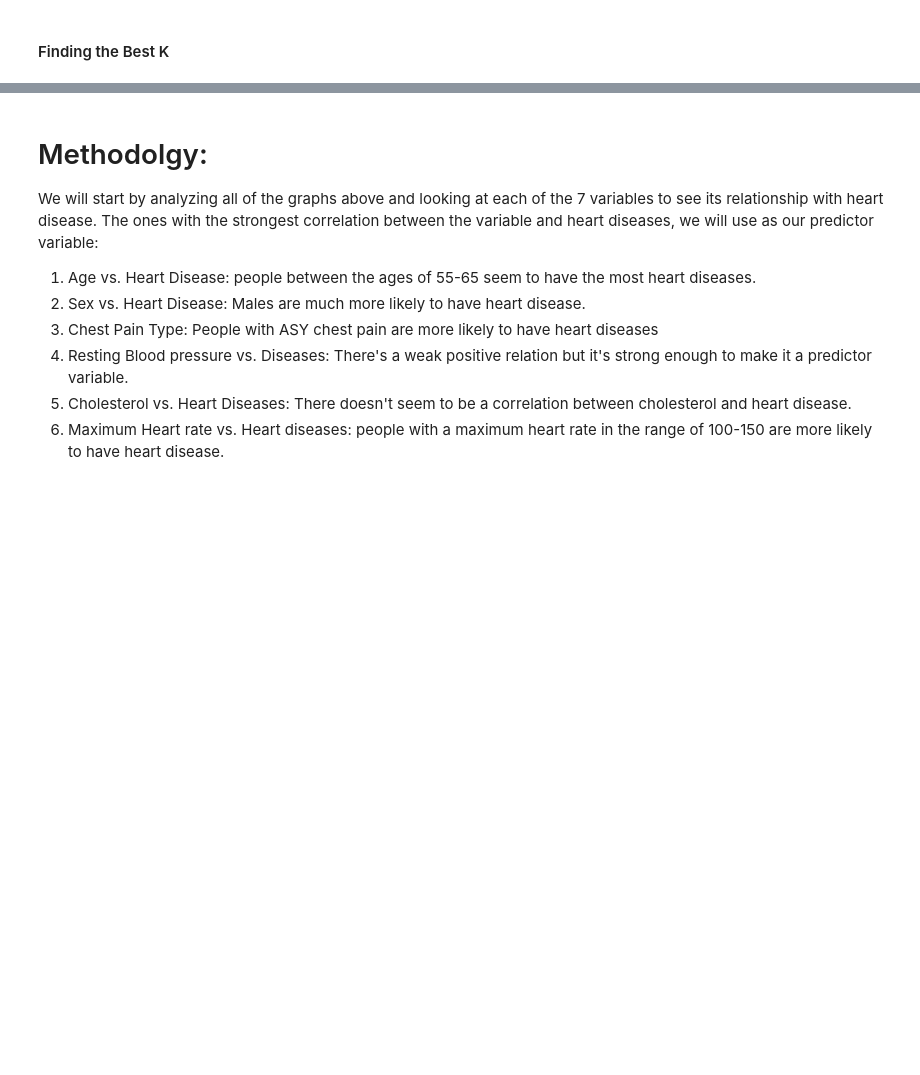
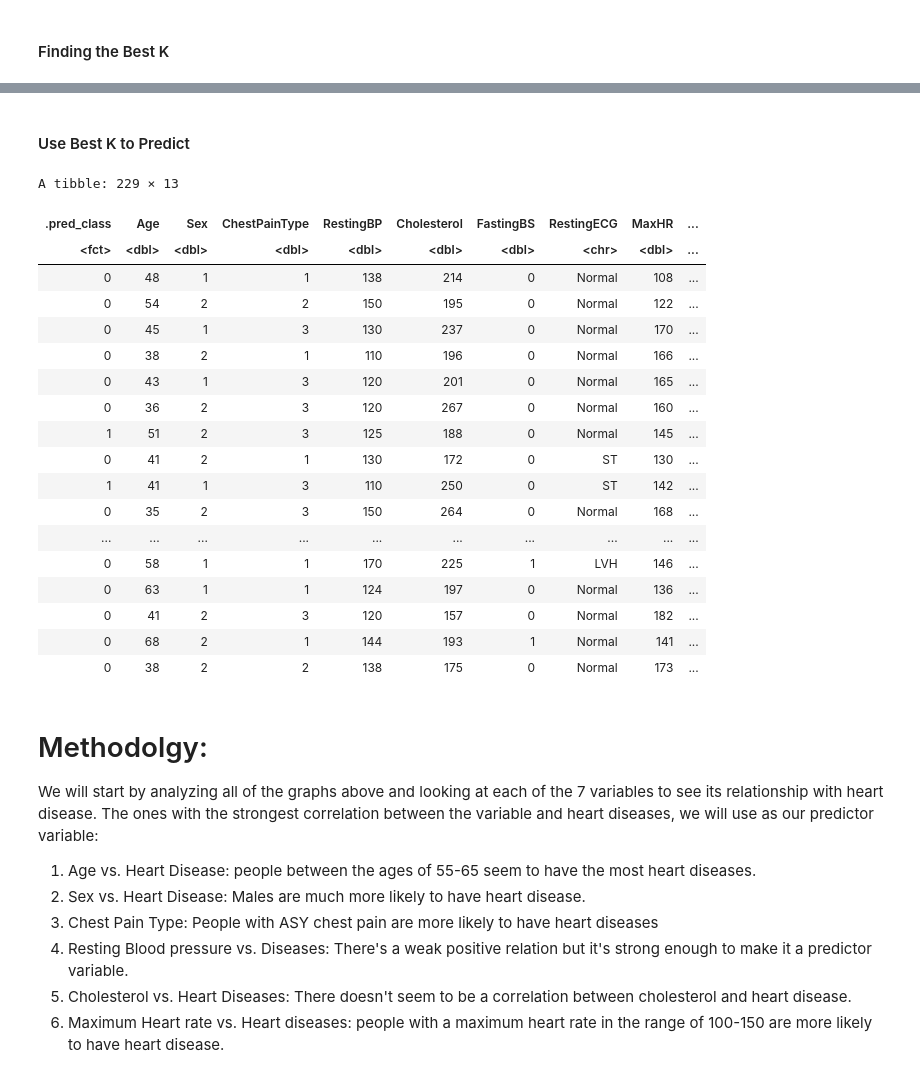
Before and after one commit to Simpson1104/Group-Proposal, a Jupyter notebook: Wrangling_data.ipynb, the cells around one changed output, grey strips where cells are left out. Drawn from its saved outputs; the diff is of its cells as text; code cells hidden in the pictures; blank space fills up the shorter version.

```diff
--- a/Wrangling_data.ipynb
+++ b/Wrangling_data.ipynb
@@ -243,3 +436,56 @@ head(preprocessed_data)
+# %% [markdown]
+#### Use Best K to Predict
+# %%
+k_min <- heart_min %>%
+         pull(neighbors)
+
+knn_best <- nearest_neighbor(weight_func = "rectangular", neighbors = k_min) %>%
+            set_engine("kknn") %>%
+            set_mode("classification")
+
+heart_best_fit <- workflow() %>%
+                  add_recipe(heart_recipe) %>%
+                  add_model(knn_best) %>%
+                  fit(data = heart_train)
+
+heart_test <- heart_test%>%
+              mutate(Sex = as_factor(Sex)) %>%
+              mutate(Sex = as.numeric(Sex)) %>%
+              mutate(ChestPainType = as_factor(ChestPainType)) %>%
+              mutate(ChestPainType = as.numeric(ChestPainType))
+
+heart_test_predictions <- predict(heart_best_fit, heart_test) %>%
+                          bind_cols(heart_test)
+
+hear
+#heart_summary <- heart_best_fit %>%
+#                 predict(heart_test) %>%
+ #                bind_cols(heart_test) %>%
+ #                metrics(truth = HeartDisease, estimate = .pred_class)
+#heart_summary
+
+
+head(heart_test_predictions)
+# %% [output]
+A tibble: 229 × 13
+| .pred_class | Age | Sex | ChestPainType | RestingBP | Cholesterol | FastingBS | RestingECG | MaxHR | ... |
+| <fct> | <dbl> | <dbl> | <dbl> | <dbl> | <dbl> | <dbl> | <chr> | <dbl> | ... |
+| 0 | 48 | 1 | 1 | 138 | 214 | 0 | Normal | 108 | ... |
+| 0 | 54 | 2 | 2 | 150 | 195 | 0 | Normal | 122 | ... |
+| 0 | 45 | 1 | 3 | 130 | 237 | 0 | Normal | 170 | ... |
+| 0 | 38 | 2 | 1 | 110 | 196 | 0 | Normal | 166 | ... |
+| 0 | 43 | 1 | 3 | 120 | 201 | 0 | Normal | 165 | ... |
+| 0 | 36 | 2 | 3 | 120 | 267 | 0 | Normal | 160 | ... |
+| 1 | 51 | 2 | 3 | 125 | 188 | 0 | Normal | 145 | ... |
+| 0 | 41 | 2 | 1 | 130 | 172 | 0 | ST | 130 | ... |
+| 1 | 41 | 1 | 3 | 110 | 250 | 0 | ST | 142 | ... |
+| 0 | 35 | 2 | 3 | 150 | 264 | 0 | Normal | 168 | ... |
+| ... | ... | ... | ... | ... | ... | ... | ... | ... | ... |
+| 0 | 58 | 1 | 1 | 170 | 225 | 1 | LVH | 146 | ... |
+| 0 | 63 | 1 | 1 | 124 | 197 | 0 | Normal | 136 | ... |
+| 0 | 41 | 2 | 3 | 120 | 157 | 0 | Normal | 182 | ... |
+| 0 | 68 | 2 | 1 | 144 | 193 | 1 | Normal | 141 | ... |
+| 0 | 38 | 2 | 2 | 138 | 175 | 0 | Normal | 173 | ... |
 # %% [markdown]
 # Methodolgy:
 We will start by analyzing all of the graphs above and looking at each of the 7 variables to see its relationship with heart disease. The ones with the strongest correlation between the variable and heart diseases, we will use as our predictor variable:
```
Also changed, not shown: parts of 17 cells of this notebook.
